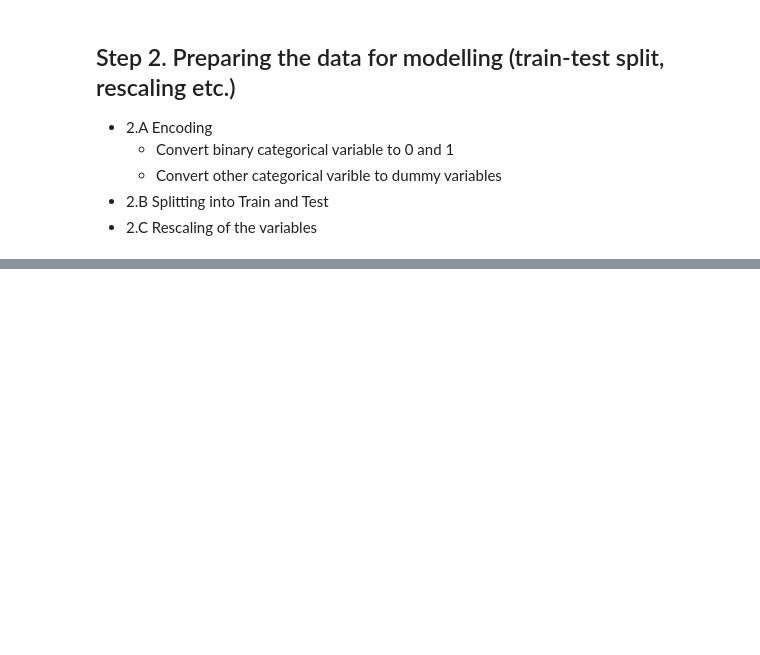
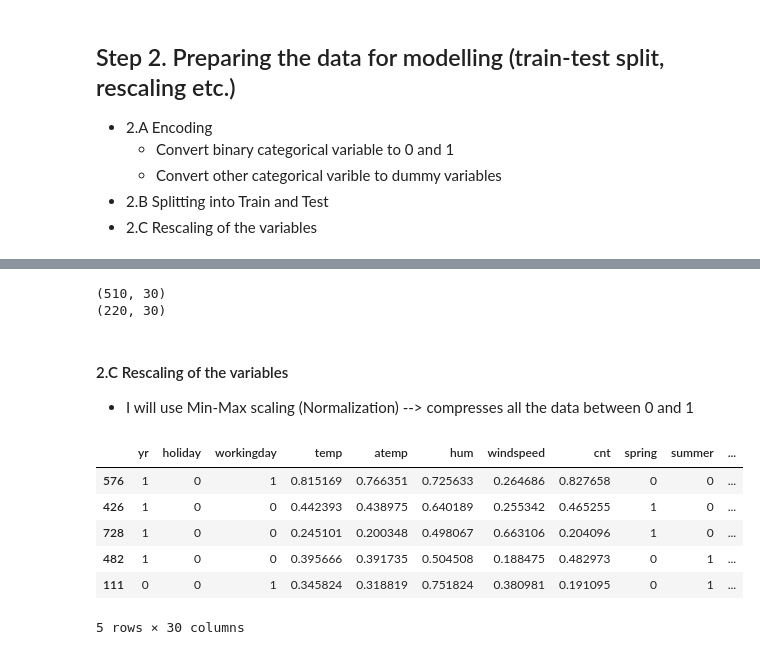
Before and after one commit to kc11381/BikeSharingCaseStudy, a Jupyter notebook: bike_sharing_predictors_analysis.ipynb, the cells around one changed output, grey strips where cells are left out. Drawn from its saved outputs; the diff is of its cells as text; code cells hidden in the pictures; blank space fills up the shorter version.

```diff
--- a/bike_sharing_predictors_analysis.ipynb
+++ b/bike_sharing_predictors_analysis.ipynb
@@ -162,0 +278,28 @@ plt.show()
+# %%
+# Lets have 70% data for train and 30% for test
+df_train, df_test = train_test_split(day_df, train_size=0.7, random_state=100)
+print(df_train.shape)
+print(df_test.shape)
+# %% [output]
+(510, 30)
+(220, 30)
+# %% [markdown]
+#### 2.C Rescaling of the variables
+- I will use Min-Max scaling (Normalization) --> compresses all the data between 0 and 1
+# %%
+# Creating MinMaxScaler object
+scaler = MinMaxScaler()
+# create a list of numeric variables
+num_vars = ['temp','atemp','hum','windspeed','cnt']
+# fit on data
+df_train[num_vars] = scaler.fit_transform(df_train[num_vars])
+df_train.head()
+# So all numberic values are now between 0 and 1
+# %% [output]
+|  | yr | holiday | workingday | temp | atemp | hum | windspeed | cnt | spring | summer | ... |
+| 576 | 1 | 0 | 1 | 0.815169 | 0.766351 | 0.725633 | 0.264686 | 0.827658 | 0 | 0 | ... |
+| 426 | 1 | 0 | 0 | 0.442393 | 0.438975 | 0.640189 | 0.255342 | 0.465255 | 1 | 0 | ... |
+| 728 | 1 | 0 | 0 | 0.245101 | 0.200348 | 0.498067 | 0.663106 | 0.204096 | 1 | 0 | ... |
+| 482 | 1 | 0 | 0 | 0.395666 | 0.391735 | 0.504508 | 0.188475 | 0.482973 | 0 | 1 | ... |
+| 111 | 0 | 0 | 1 | 0.345824 | 0.318819 | 0.751824 | 0.380981 | 0.191095 | 0 | 1 | ... |
+5 rows × 30 columns
```
Also changed, not shown: parts of 15 cells of this notebook.
